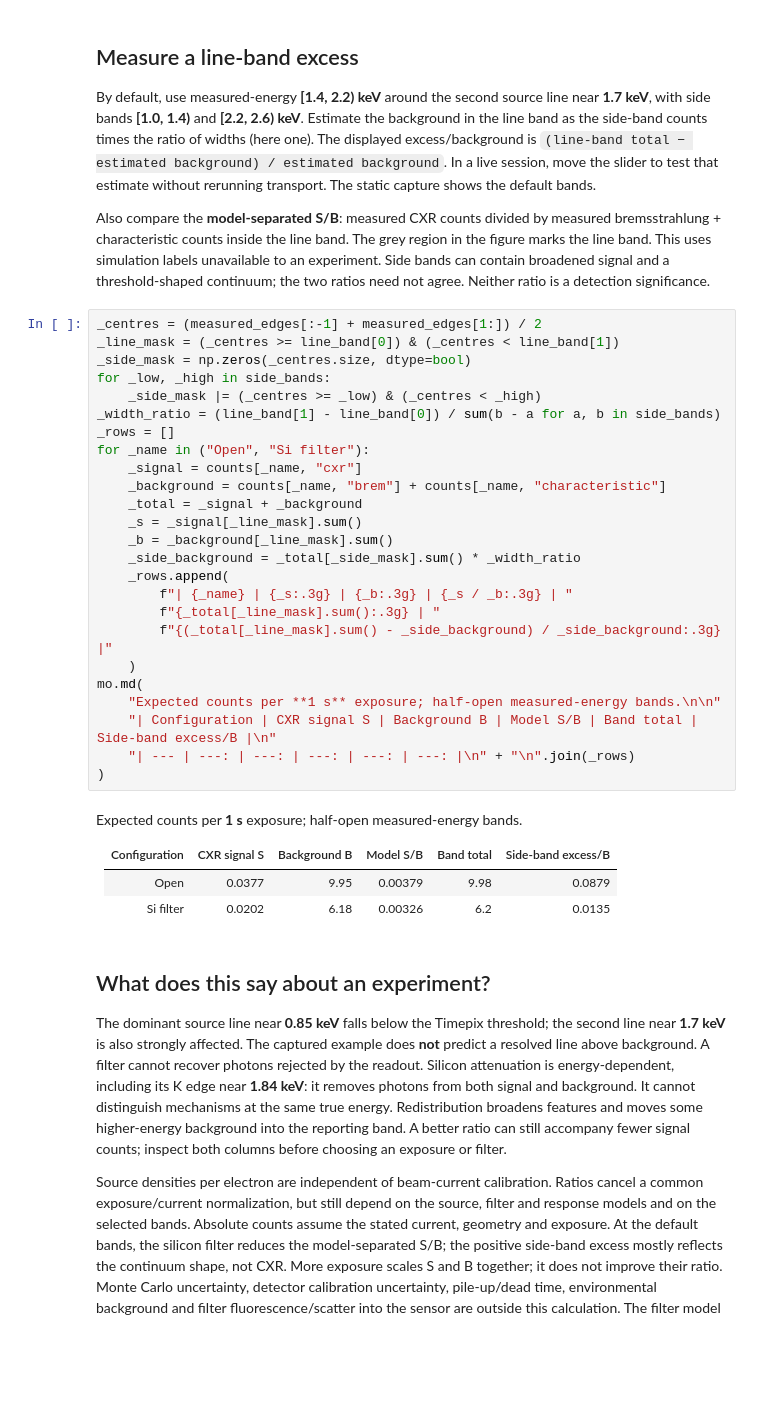
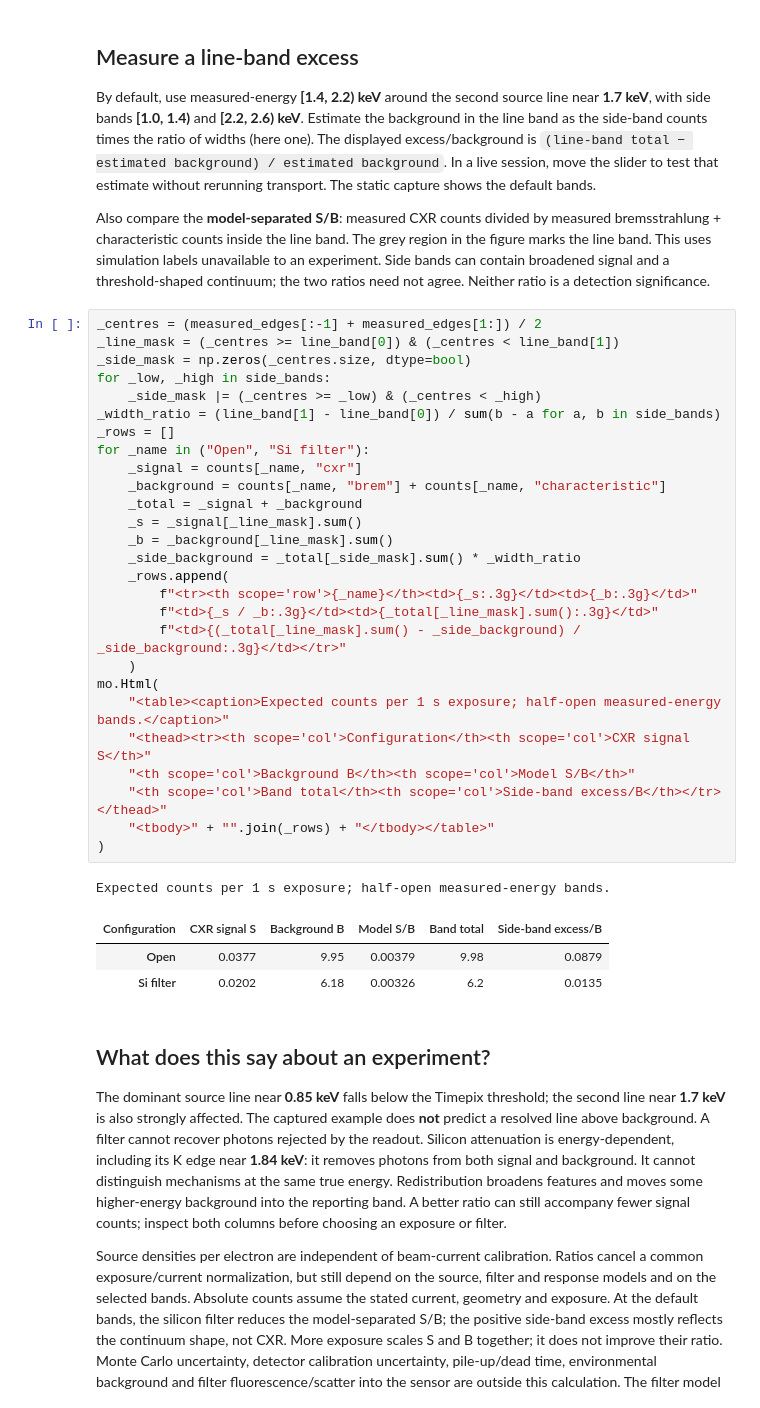
Before and after one commit to Quantum-Light-Matter-Cooperative-QLMC/pyrite, a Jupyter notebook: docs/notebooks/designing/15-pxr-signal-background.ipynb, the cells around one changed output. Cells and saved outputs as stored; diff of their text form; blank space fills up the shorter version.

Commit message:
docs: render signal-to-background counts as a table

```diff
--- a/docs/notebooks/designing/15-pxr-signal-background.ipynb
+++ b/docs/notebooks/designing/15-pxr-signal-background.ipynb
@@ -229,35 +229,35 @@ ratios need not agree. Neither ratio is a detection significance.
 # %%
 _centres = (measured_edges[:-1] + measured_edges[1:]) / 2
 _line_mask = (_centres >= line_band[0]) & (_centres < line_band[1])
 _side_mask = np.zeros(_centres.size, dtype=bool)
 for _low, _high in side_bands:
     _side_mask |= (_centres >= _low) & (_centres < _high)
 _width_ratio = (line_band[1] - line_band[0]) / sum(b - a for a, b in side_bands)
 _rows = []
 for _name in ("Open", "Si filter"):
     _signal = counts[_name, "cxr"]
     _background = counts[_name, "brem"] + counts[_name, "characteristic"]
     _total = _signal + _background
     _s = _signal[_line_mask].sum()
     _b = _background[_line_mask].sum()
     _side_background = _total[_side_mask].sum() * _width_ratio
     _rows.append(
-        f"| {_name} | {_s:.3g} | {_b:.3g} | {_s / _b:.3g} | "
-        f"{_total[_line_mask].sum():.3g} | "
-        f"{(_total[_line_mask].sum() - _side_background) / _side_background:.3g} |"
+        f"<tr><th scope='row'>{_name}</th><td>{_s:.3g}</td><td>{_b:.3g}</td>"
+        f"<td>{_s / _b:.3g}</td><td>{_total[_line_mask].sum():.3g}</td>"
+        f"<td>{(_total[_line_mask].sum() - _side_background) / _side_background:.3g}</td></tr>"
     )
-mo.md(
-    "Expected counts per **1 s** exposure; half-open measured-energy bands.\n\n"
-    "| Configuration | CXR signal S | Background B | Model S/B | Band total | Side-band excess/B |\n"
-    "| --- | ---: | ---: | ---: | ---: | ---: |\n" + "\n".join(_rows)
+mo.Html(
+    "<table><caption>Expected counts per 1 s exposure; half-open measured-energy bands.</caption>"
+    "<thead><tr><th scope='col'>Configuration</th><th scope='col'>CXR signal S</th>"
+    "<th scope='col'>Background B</th><th scope='col'>Model S/B</th>"
+    "<th scope='col'>Band total</th><th scope='col'>Side-band excess/B</th></tr></thead>"
+    "<tbody>" + "".join(_rows) + "</tbody></table>"
 )
 # %% [output]
-Expected counts per **1 s** exposure; half-open measured-energy bands.
-
-| Configuration | CXR signal S | Background B | Model S/B | Band total | Side-band excess/B |
-| --- | ---: | ---: | ---: | ---: | ---: |
-| Open | 0.0377 | 9.95 | 0.00379 | 9.98 | 0.0879 |
-| Si filter | 0.0202 | 6.18 | 0.00326 | 6.2 | 0.0135 |
+Expected counts per 1 s exposure; half-open measured-energy bands.
+| Configuration | CXR signal S | Background B | Model S/B | Band total | Side-band excess/B |
+| Open | 0.0377 | 9.95 | 0.00379 | 9.98 | 0.0879 |
+| Si filter | 0.0202 | 6.18 | 0.00326 | 6.2 | 0.0135 |
 # %% [markdown]
 ## What does this say about an experiment?
 
```
Also changed, not shown: parts of 2 cells of this notebook, 1 other file.
